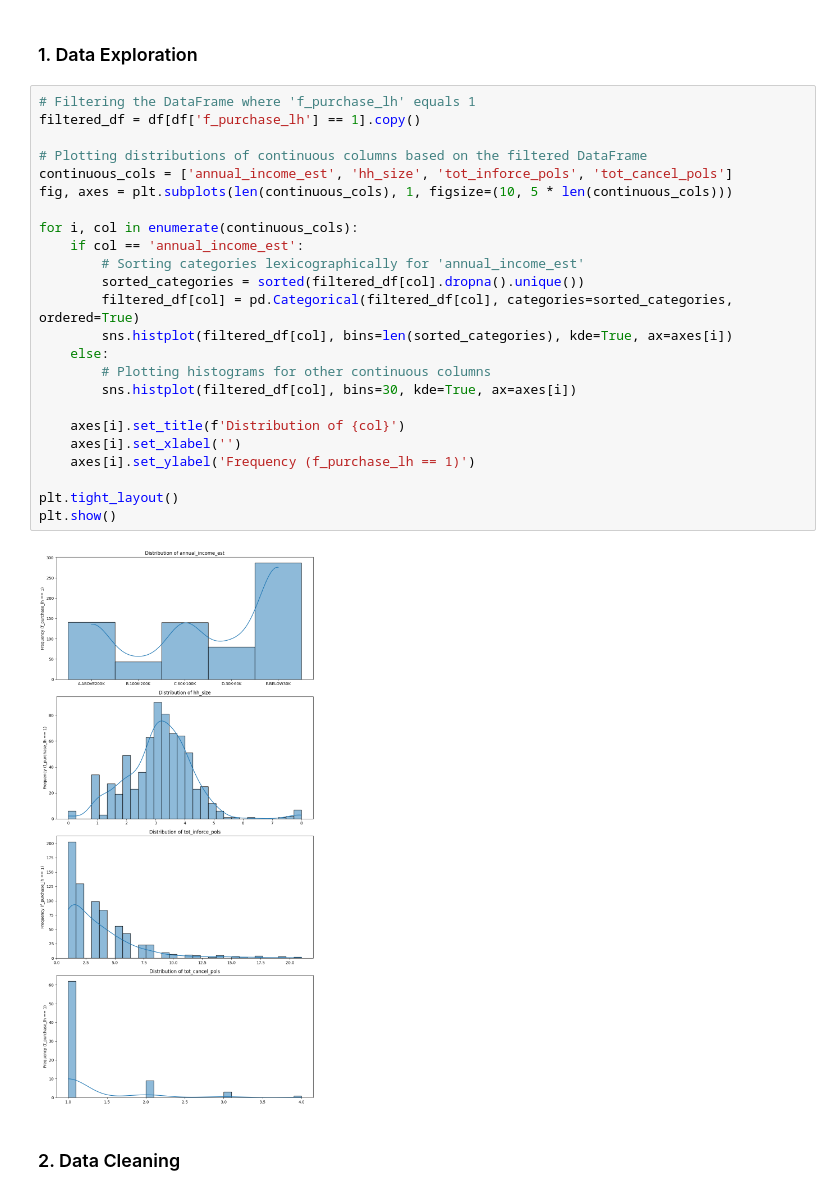
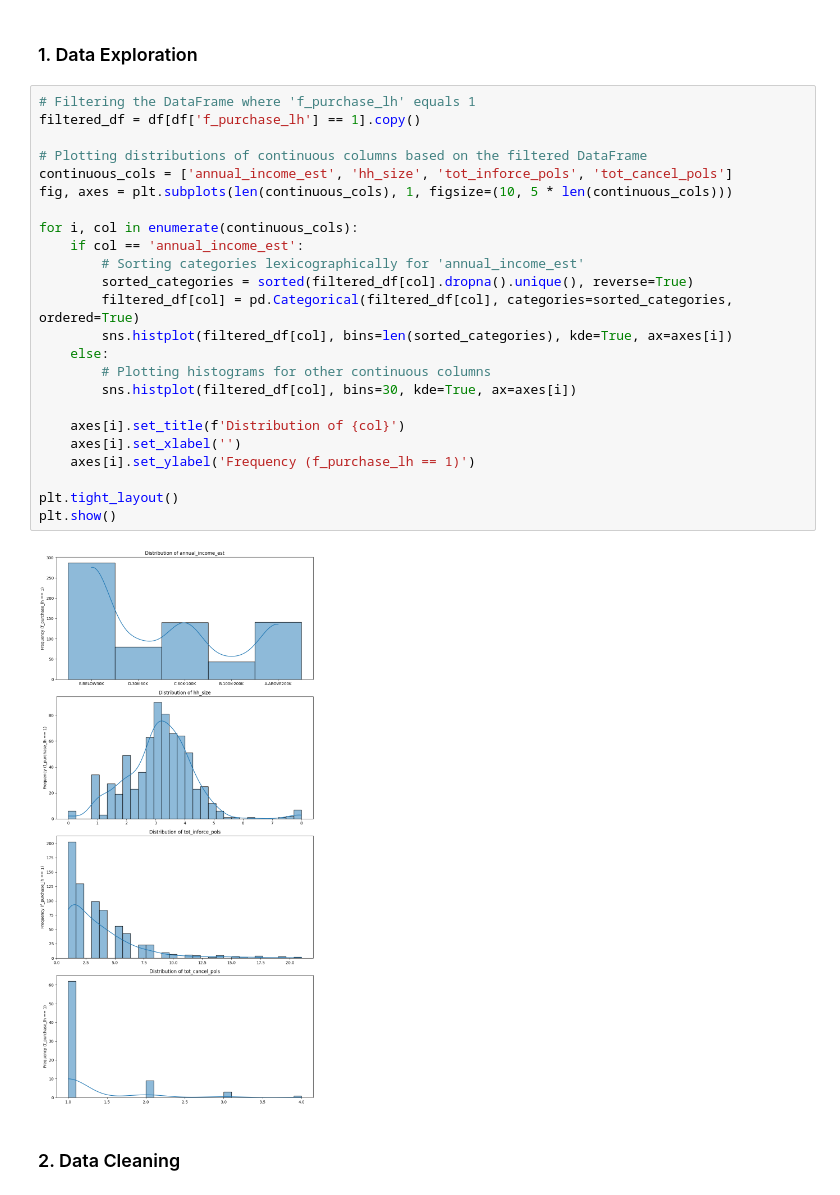
Before and after one commit to kayeugenia/NUS-SDS-Datathon-Singlife-NUS243, a Jupyter notebook: NUS_DATATHON_SINGLIFE_NUS243.ipynb, the cells around one changed output. Saved outputs shown, nothing was run; the diff lists cells and outputs as text.

```diff
--- a/NUS_DATATHON_SINGLIFE_NUS243.ipynb
+++ b/NUS_DATATHON_SINGLIFE_NUS243.ipynb
@@ -43,29 +43,29 @@ Length: 304, dtype: object
 # %%
 # Filtering the DataFrame where 'f_purchase_lh' equals 1
 filtered_df = df[df['f_purchase_lh'] == 1].copy()
 
 # Plotting distributions of continuous columns based on the filtered DataFrame
 continuous_cols = ['annual_income_est', 'hh_size', 'tot_inforce_pols', 'tot_cancel_pols']
 fig, axes = plt.subplots(len(continuous_cols), 1, figsize=(10, 5 * len(continuous_cols)))
 
 for i, col in enumerate(continuous_cols):
     if col == 'annual_income_est':
         # Sorting categories lexicographically for 'annual_income_est'
-        sorted_categories = sorted(filtered_df[col].dropna().unique())
+        sorted_categories = sorted(filtered_df[col].dropna().unique(), reverse=True)
         filtered_df[col] = pd.Categorical(filtered_df[col], categories=sorted_categories, ordered=True)
         sns.histplot(filtered_df[col], bins=len(sorted_categories), kde=True, ax=axes[i])
     else:
         # Plotting histograms for other continuous columns
         sns.histplot(filtered_df[col], bins=30, kde=True, ax=axes[i])
 
     axes[i].set_title(f'Distribution of {col}')
     axes[i].set_xlabel('')
     axes[i].set_ylabel('Frequency (f_purchase_lh == 1)')
 
 plt.tight_layout()
 plt.show()
 # %% [output]
-[figure, old version]
+[figure, new version]
 # %% [markdown]
 ### 2. Data Cleaning
 # %%
```
